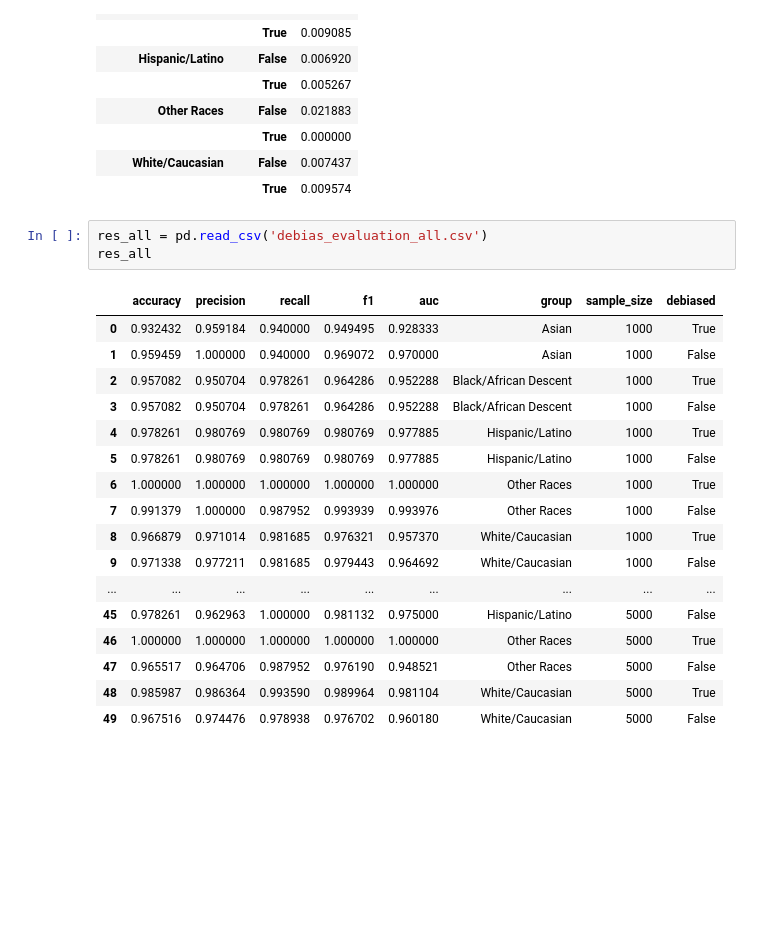
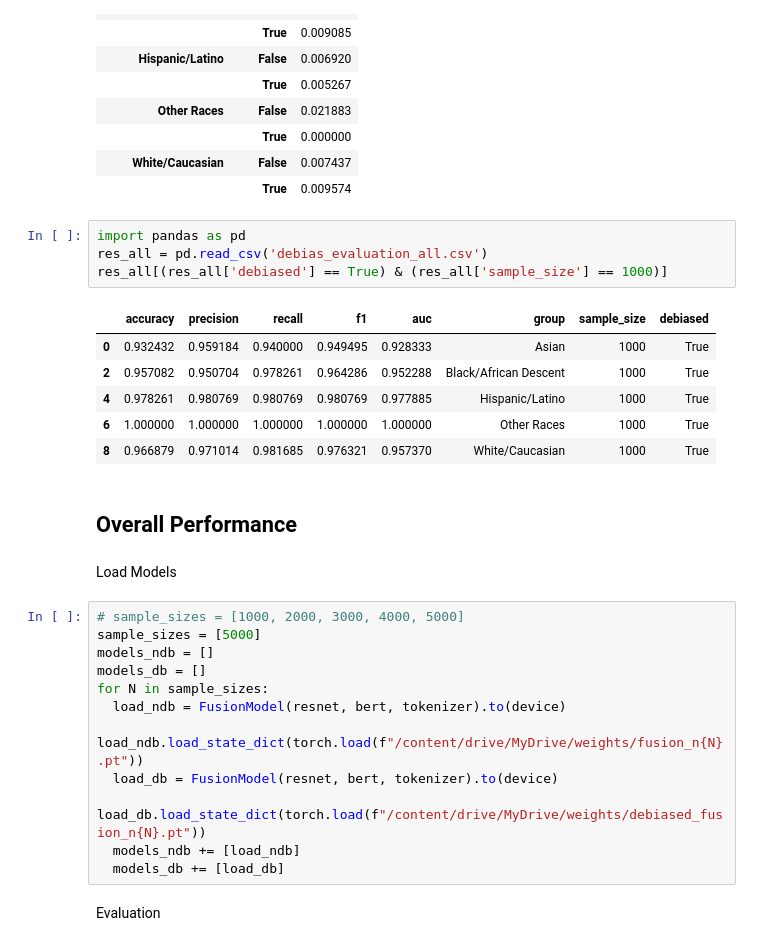
Before and after one commit to rjunw/causal-mm-bias, a Jupyter notebook: debias_fusion_evaluation.ipynb, the cells around one changed output. Cells and saved outputs as stored; diff of their text form; blank space fills up the shorter version.

Commit message:
update fusion model evaluation

```diff
--- a/debias_fusion_evaluation.ipynb
+++ b/debias_fusion_evaluation.ipynb
@@ -512,23 +526,31 @@ res_sd
 | White/Caucasian | False | 0.007437 |
 |  | True | 0.009574 |
 # %%
+import pandas as pd
 res_all = pd.read_csv('debias_evaluation_all.csv')
-res_all
+res_all[(res_all['debiased'] == True) & (res_all['sample_size'] == 1000)]
 # %% [output]
 |  | accuracy | precision | recall | f1 | auc | group | sample_size | debiased |
 | 0 | 0.932432 | 0.959184 | 0.940000 | 0.949495 | 0.928333 | Asian | 1000 | True |
-| 1 | 0.959459 | 1.000000 | 0.940000 | 0.969072 | 0.970000 | Asian | 1000 | False |
 | 2 | 0.957082 | 0.950704 | 0.978261 | 0.964286 | 0.952288 | Black/African Descent | 1000 | True |
-| 3 | 0.957082 | 0.950704 | 0.978261 | 0.964286 | 0.952288 | Black/African Descent | 1000 | False |
 | 4 | 0.978261 | 0.980769 | 0.980769 | 0.980769 | 0.977885 | Hispanic/Latino | 1000 | True |
-| 5 | 0.978261 | 0.980769 | 0.980769 | 0.980769 | 0.977885 | Hispanic/Latino | 1000 | False |
 | 6 | 1.000000 | 1.000000 | 1.000000 | 1.000000 | 1.000000 | Other Races | 1000 | True |
-| 7 | 0.991379 | 1.000000 | 0.987952 | 0.993939 | 0.993976 | Other Races | 1000 | False |
 | 8 | 0.966879 | 0.971014 | 0.981685 | 0.976321 | 0.957370 | White/Caucasian | 1000 | True |
-| 9 | 0.971338 | 0.977211 | 0.981685 | 0.979443 | 0.964692 | White/Caucasian | 1000 | False |
-| ... | ... | ... | ... | ... | ... | ... | ... | ... |
-| 45 | 0.978261 | 0.962963 | 1.000000 | 0.981132 | 0.975000 | Hispanic/Latino | 5000 | False |
-| 46 | 1.000000 | 1.000000 | 1.000000 | 1.000000 | 1.000000 | Other Races | 5000 | True |
-| 47 | 0.965517 | 0.964706 | 0.987952 | 0.976190 | 0.948521 | Other Races | 5000 | False |
-| 48 | 0.985987 | 0.986364 | 0.993590 | 0.989964 | 0.981104 | White/Caucasian | 5000 | True |
-| 49 | 0.967516 | 0.974476 | 0.978938 | 0.976702 | 0.960180 | White/Caucasian | 5000 | False |
+# %% [markdown]
+## Overall Performance
+# %% [markdown]
+Load Models
+# %%
+# sample_sizes = [1000, 2000, 3000, 4000, 5000]
+sample_sizes = [5000]
+models_ndb = []
+models_db = []
+for N in sample_sizes:
+  load_ndb = FusionModel(resnet, bert, tokenizer).to(device)
+  load_ndb.load_state_dict(torch.load(f"/content/drive/MyDrive/weights/fusion_n{N}.pt"))
+  load_db = FusionModel(resnet, bert, tokenizer).to(device)
+  load_db.load_state_dict(torch.load(f"/content/drive/MyDrive/weights/debiased_fusion_n{N}.pt"))
+  models_ndb += [load_ndb]
+  models_db += [load_db]
+# %% [markdown]
+Evaluation
```
Also changed, not shown: parts of 13 cells of this notebook.
